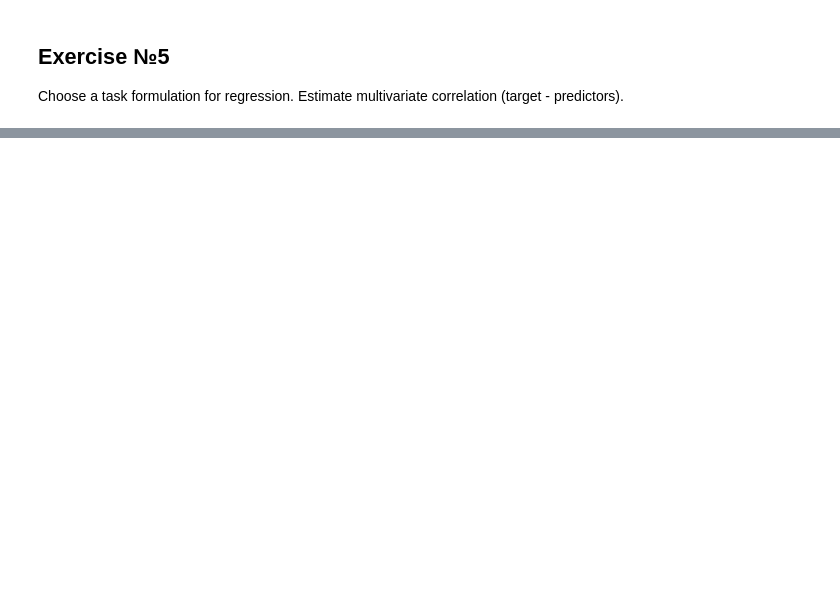
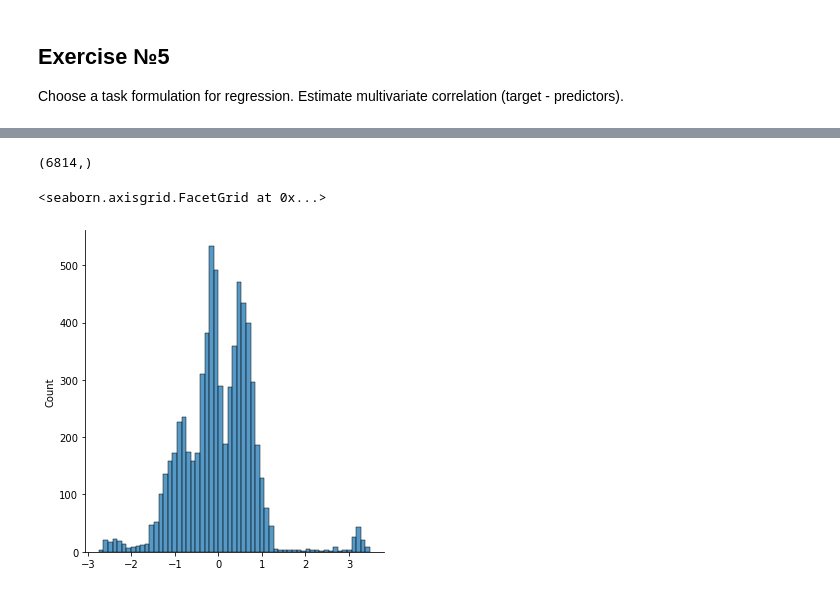
Before and after one commit to vandosik/M-M-MSA, a Jupyter notebook: Lab_2/lab_2.ipynb, the cells around one changed output, grey strips where cells are left out. Cells and saved outputs as stored; diff of their text form; code cells hidden in the pictures; blank space fills up the shorter version.

```diff
--- a/Lab_2/lab_2.ipynb
+++ b/Lab_2/lab_2.ipynb
@@ -106,0 +455,17 @@ Analyze the quality of regression model (distribution of residuals, determinatio
+# %%
+# Highlight predictors
+X = subdataset[[ 'ElapsedTime', 'Accuracy', 'NumBlocks', 'Date']]
+# Allocate the target variable
+y = source_df[['Score']]
+X = pd.DataFrame(scaler.fit_transform(X))
+y_pred_all = np.expand_dims(lasso.predict(X), 1)
+y = pd.DataFrame(scaler.fit_transform(y))
+y1 = np.array(y)
+y2 = np.array(y_pred_all)
+print(y1[:,0].shape)
+y_diff = y1[:,0] - y2[:,0]
+sns.displot(y_diff, kde=False)
+# %% [output]
+(6814,)
+<seaborn.axisgrid.FacetGrid at 0x...>
+[figure, added]
```
Also changed, not shown: parts of 13 cells of this notebook.
